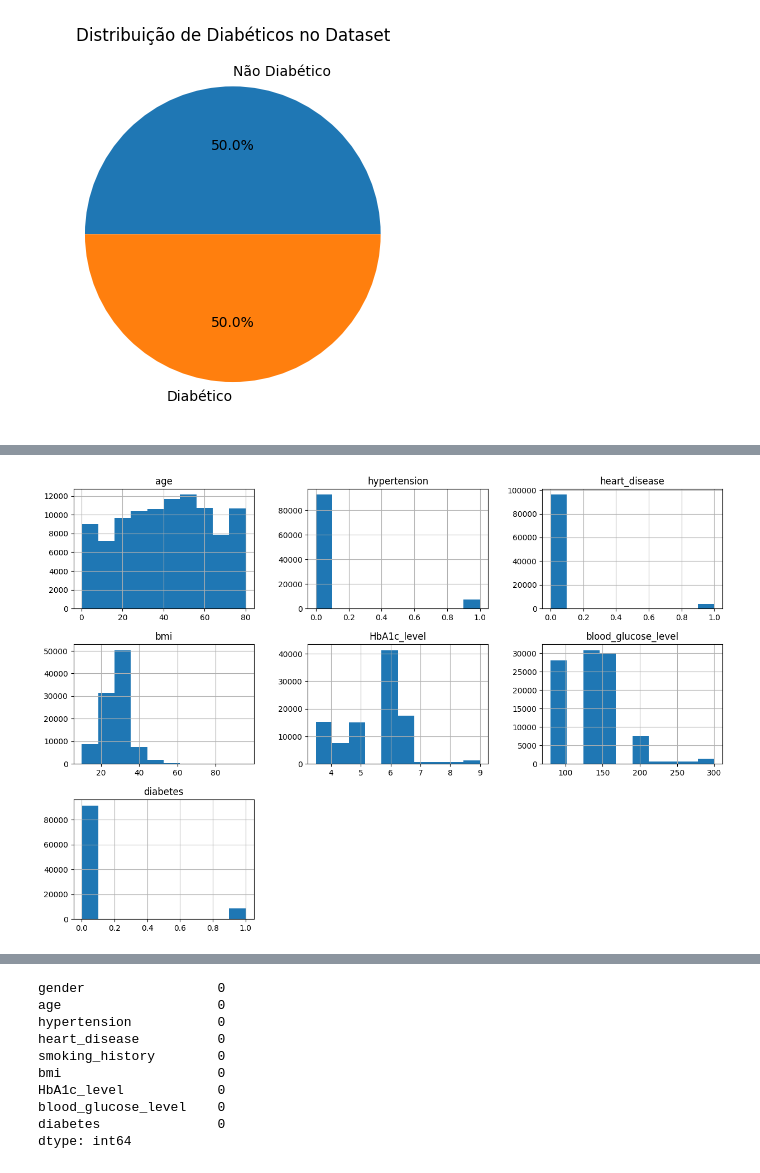
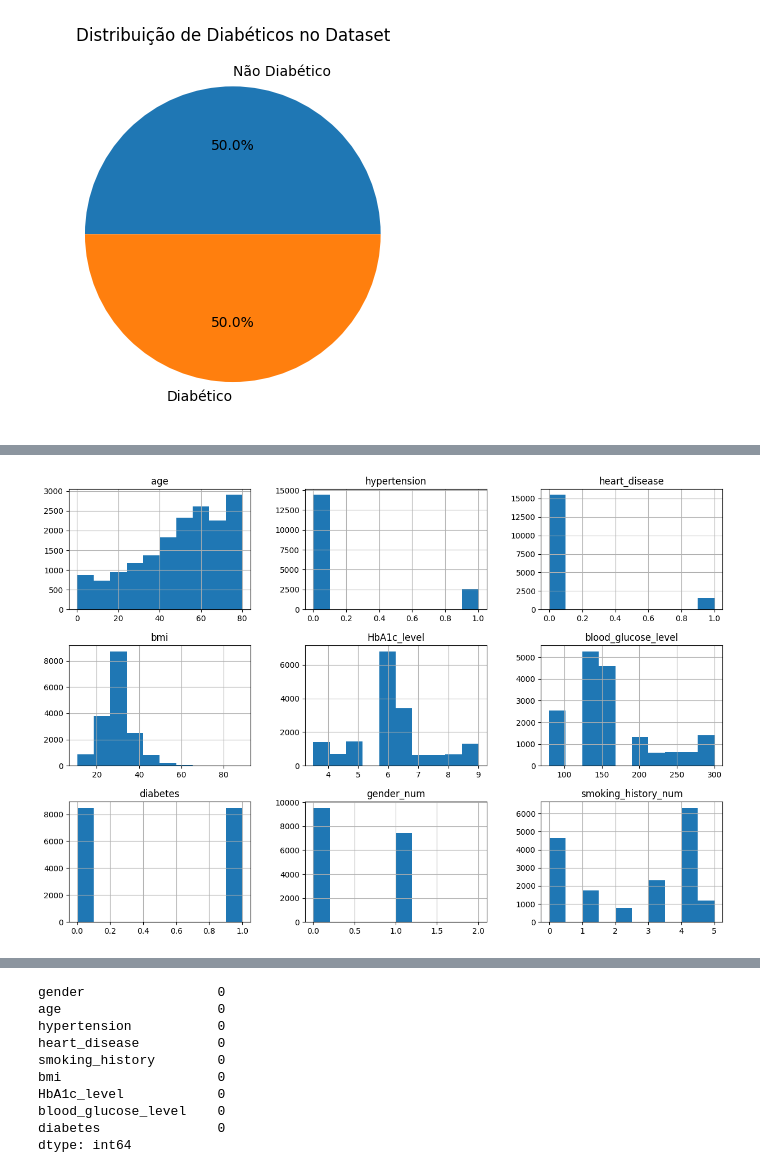
Before and after one commit to PedroHudson/PUC_aulas, a Jupyter notebook: MVP_teste.ipynb, the cells around one changed output, grey strips where cells are left out. Saved outputs shown, nothing was run; the diff lists cells and outputs as text; code cells hidden in the pictures.

```diff
--- a/MVP_teste.ipynb
+++ b/MVP_teste.ipynb
@@ -143,3 +143,6 @@ plt.title("Distribuição de Diabéticos no Dataset")
 plt.show()
 # %% [output]
 [figure]
+# %%
+dataset_balanceado['gender_num'] = pd.Categorical(dataset_balanceado['gender']).codes
+dataset_balanceado['smoking_history_num'] = pd.Categorical(dataset_balanceado['smoking_history']).codes
@@ -152,8 +169,8 @@ sns.heatmap(dataset.corr(), annot=True, cmap= 'RdBu', vmin=-1, vmax=1, linewidth
 # %%
 # Histograma
-dataset.hist(figsize = (15,10))
+dataset_balanceado.hist(figsize = (15,10))
 plt.show()
 # %% [output]
-[figure, old version]
+[figure, new version]
 # %%
 # Density Plot
```
Also changed, not shown: parts of 15 cells of this notebook.
